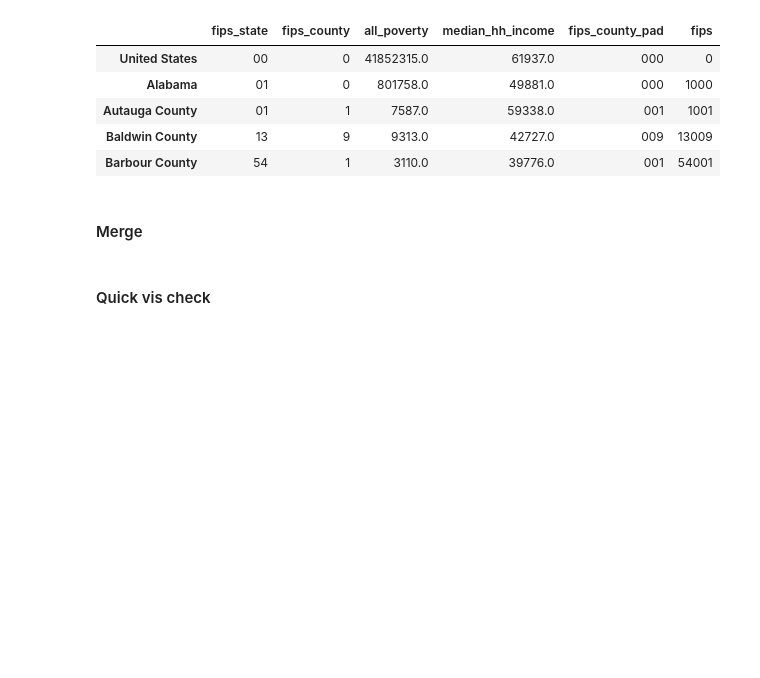
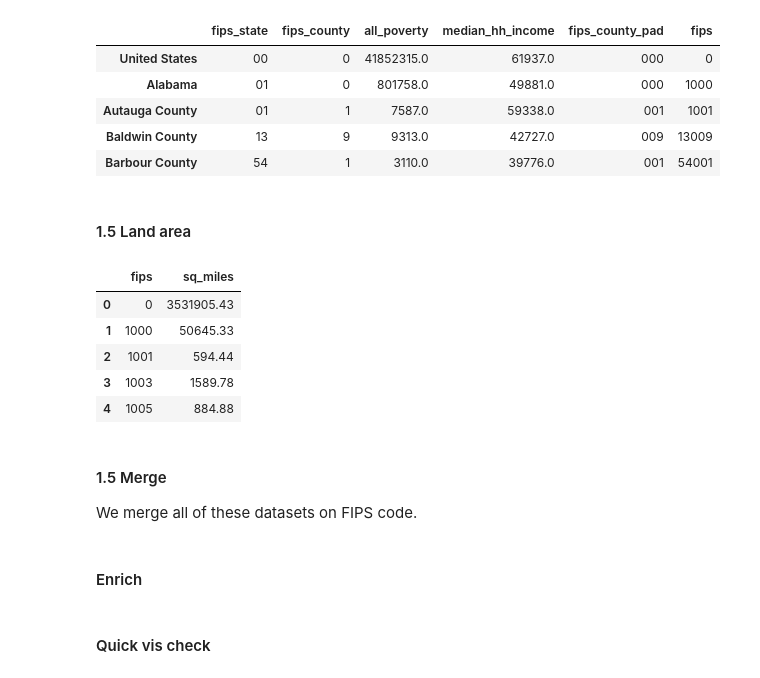
Before and after one commit to MichaelYinGH/ac209project, a Jupyter notebook: notebooks/demographic_data.ipynb, the cells around one changed output. Saved outputs shown, nothing was run; the diff lists cells and outputs as text; code cells hidden in the pictures; blank space fills up the shorter version.

```diff
--- a/notebooks/demographic_data.ipynb
+++ b/notebooks/demographic_data.ipynb
@@ -111,3 +111,21 @@ income.head()
 | Autauga County | 01 | 1 | 7587.0 | 59338.0 | 001 | 1001 |
 | Baldwin County | 13 | 9 | 9313.0 | 42727.0 | 009 | 13009 |
 | Barbour County | 54 | 1 | 3110.0 | 39776.0 | 001 | 54001 |
+# %% [markdown]
+#### 1.5 Land area
+# %%
+landvar = 'LND110210D'
+land = pd.read_csv(raw_dir/'LND01.csv')[['STCOU', landvar]].rename(
+    columns={'STCOU':'fips', landvar:'sq_miles'})
+land.head()
+# %% [output]
+|  | fips | sq_miles |
+| 0 | 0 | 3531905.43 |
+| 1 | 1000 | 50645.33 |
+| 2 | 1001 | 594.44 |
+| 3 | 1003 | 1589.78 |
+| 4 | 1005 | 884.88 |
+# %% [markdown]
+#### 1.5 Merge
+
+We merge all of these datasets on FIPS code.
@@ -114,2 +142,2 @@ income.head()
 # %% [markdown]
-#### Merge
+#### Enrich
```
Also changed, not shown: parts of 15 cells of this notebook.
